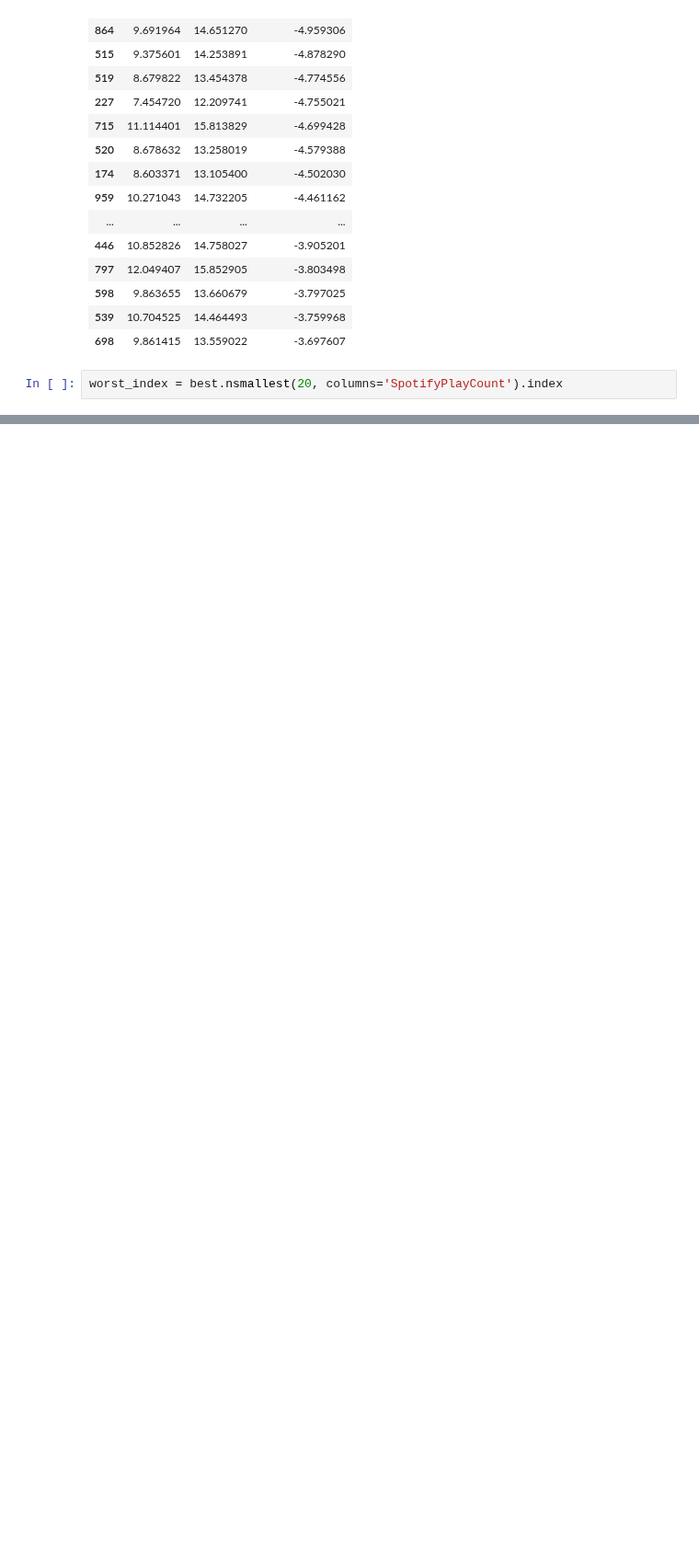
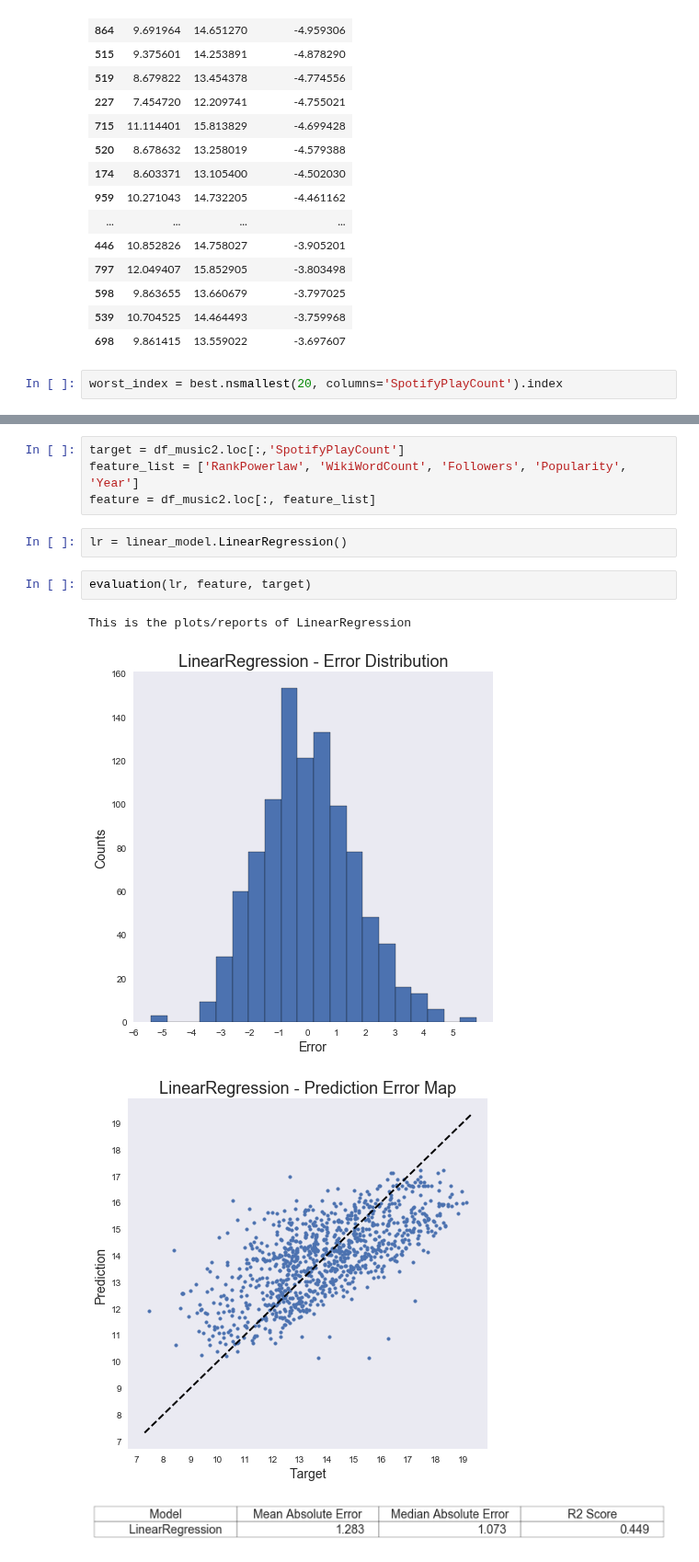
Before and after one commit to caitaozhan/CSE519-Homework-Project, a Jupyter notebook: TheProject/src/music_Caitao_new.ipynb, the cells around one changed output, grey strips where cells are left out. Shown at 92% size. Saved outputs shown, nothing was run; the diff lists cells and outputs as text; blank space fills up the shorter version.

```diff
--- a/TheProject/src/music_Caitao_new.ipynb
+++ b/TheProject/src/music_Caitao_new.ipynb
@@ -509,0 +497,13 @@ fuzz.ratio('Rhythm and blues', 'Rhythm & blues')
+# %%
+target = df_music2.loc[:,'SpotifyPlayCount']
+feature_list = ['RankPowerlaw', 'WikiWordCount', 'Followers', 'Popularity', 'Year']
+feature = df_music2.loc[:, feature_list]
+# %%
+lr = linear_model.LinearRegression()
+# %%
+evaluation(lr, feature, target)
+# %% [output]
+This is the plots/reports of LinearRegression
+[figure, added]
+[figure, added]
+[figure, added]
```
Also changed, not shown: parts of 51 cells of this notebook, 5 other files.
